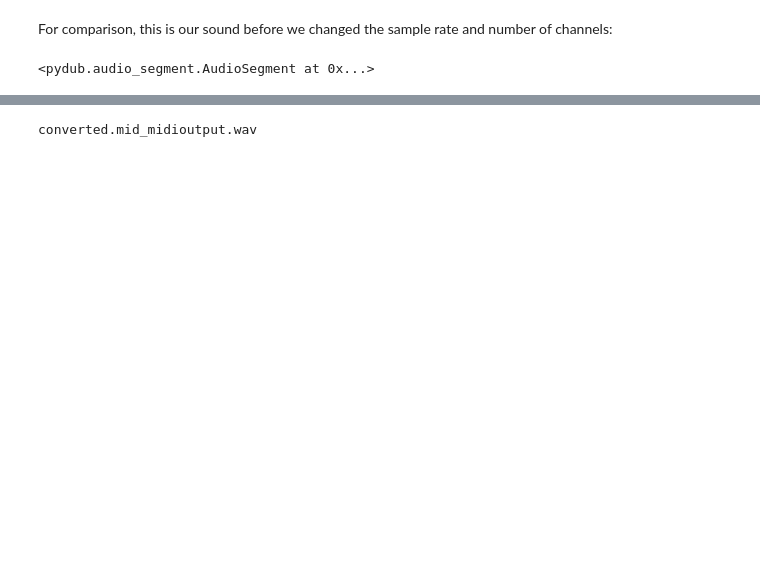
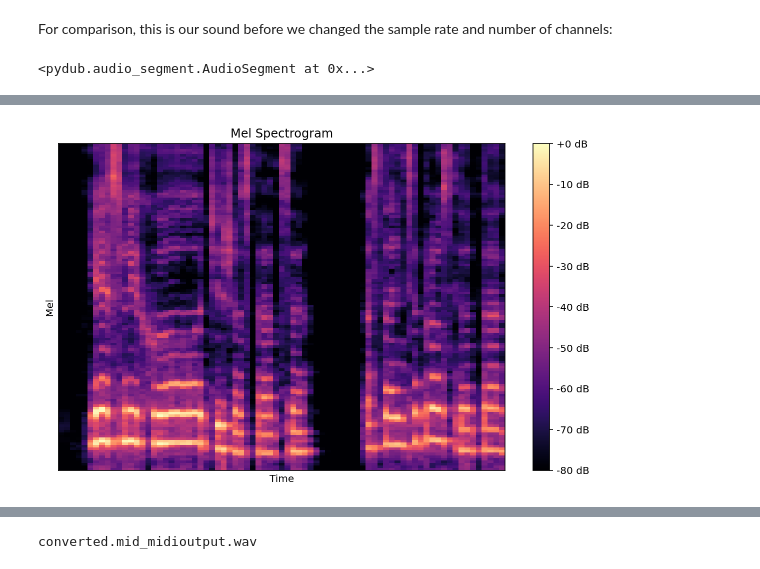
Before and after one commit to Coyote-Schmoyote/pitch-recognition, a Jupyter notebook: pitch_recognition.ipynb, the cells around one changed output, grey strips where cells are left out. Saved outputs shown, nothing was run; the diff lists cells and outputs as text; code cells hidden in the pictures; blank space fills up the shorter version.

```diff
--- a/pitch_recognition.ipynb
+++ b/pitch_recognition.ipynb
@@ -267,0 +293,12 @@ plt.show()
+# %%
+mel_spect = librosa.feature.melspectrogram(y=audio, sr=sample_rate, n_fft=2048, hop_length=1024)
+mel_spect = librosa.power_to_db(mel_spect, ref=np.max)
+
+fig, ax = plt.subplots(1, figsize=(10, 6))
+img = librosa.display.specshow(mel_spect, fmax=8000)
+ax.set_xlabel("Time")
+ax.set_ylabel("Mel")
+ax.set_title("Mel Spectrogram")
+fig.colorbar(img, ax=ax, format="%+2.0f dB");
+# %% [output]
+[figure, added]
```
Also changed, not shown: parts of 41 cells of this notebook.
